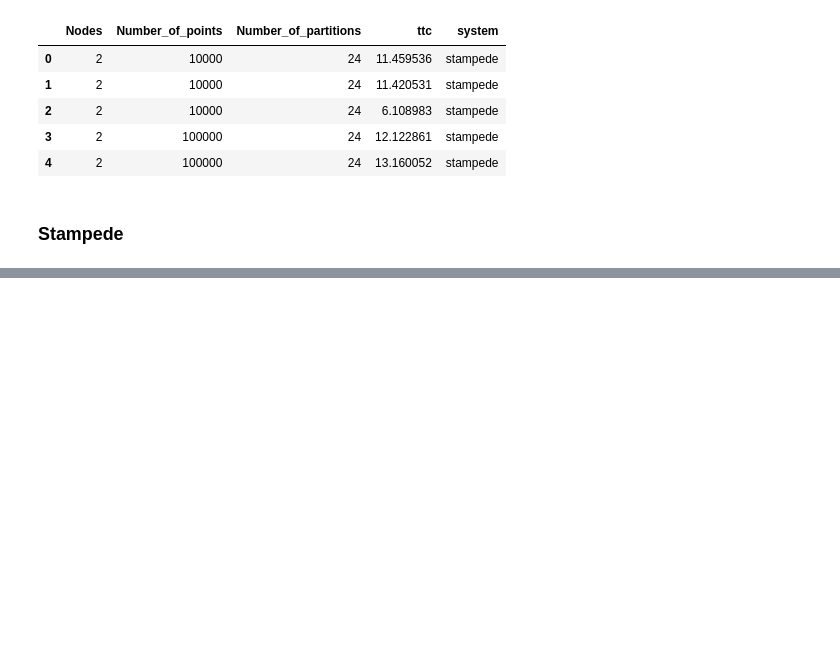
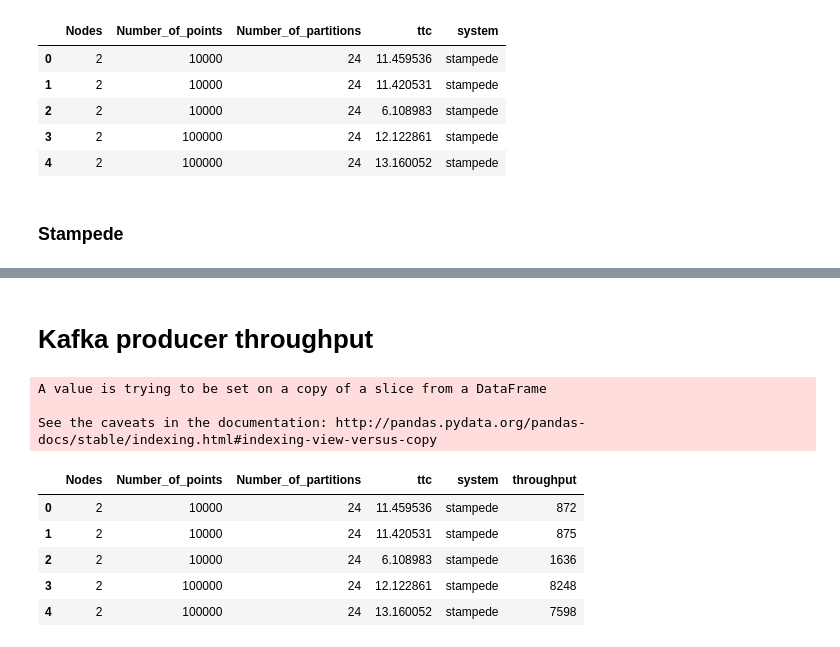
Before and after one commit to radical-experiments/midas_exps, a Jupyter notebook: streaming/kafka_producer_throughput/Plot Kafka Producer Results.ipynb, the cells around one changed output, grey strips where cells are left out. Cells and saved outputs as stored; diff of their text form; code cells hidden in the pictures; blank space fills up the shorter version.

```diff
--- a/streaming/kafka_producer_throughput/Plot Kafka Producer Results.ipynb
+++ b/streaming/kafka_producer_throughput/Plot Kafka Producer Results.ipynb
@@ -54,0 +53,20 @@ plt.show()
+# %% [markdown]
+# Kafka producer throughput
+# %%
+## calculate throuput
+data['throughput'] = 0
+for i in xrange(data.shape[0]):
+    data['throughput'][i] = data['Number_of_points'][i] / data['ttc'][i]
+# %% [output]
+A value is trying to be set on a copy of a slice from a DataFrame
+
+See the caveats in the documentation: http://pandas.pydata.org/pandas-docs/stable/indexing.html#indexing-view-versus-copy
+# %%
+data.head()
+# %% [output]
+|  | Nodes | Number_of_points | Number_of_partitions | ttc | system | throughput |
+| 0 | 2 | 10000 | 24 | 11.459536 | stampede | 872 |
+| 1 | 2 | 10000 | 24 | 11.420531 | stampede | 875 |
+| 2 | 2 | 10000 | 24 | 6.108983 | stampede | 1636 |
+| 3 | 2 | 100000 | 24 | 12.122861 | stampede | 8248 |
+| 4 | 2 | 100000 | 24 | 13.160052 | stampede | 7598 |
```
Also changed, not shown: parts of 5 cells of this notebook.
